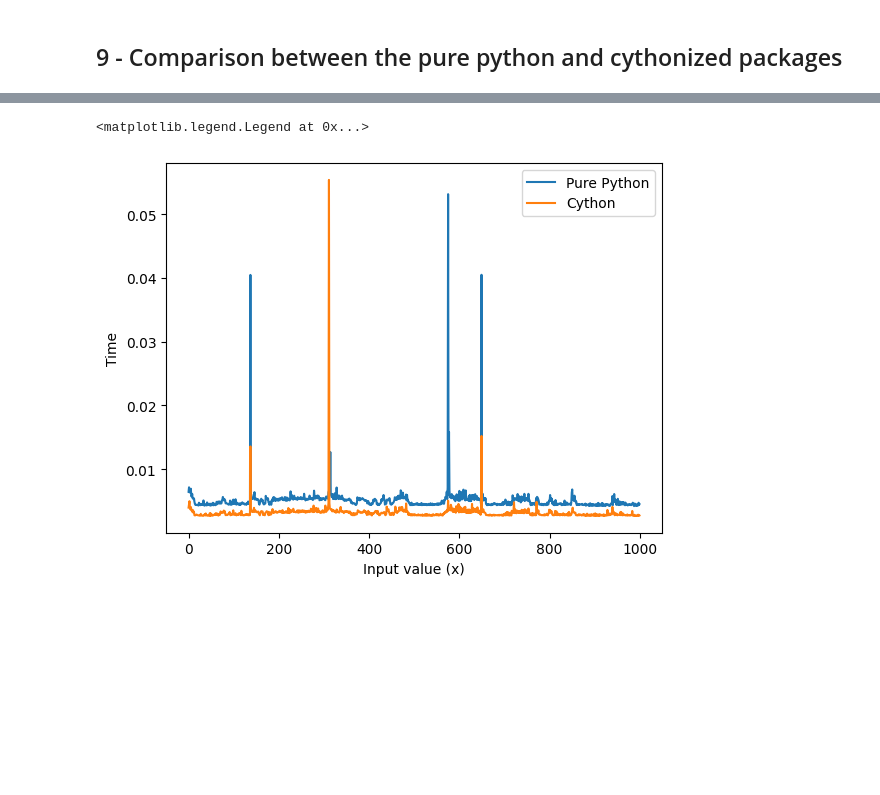
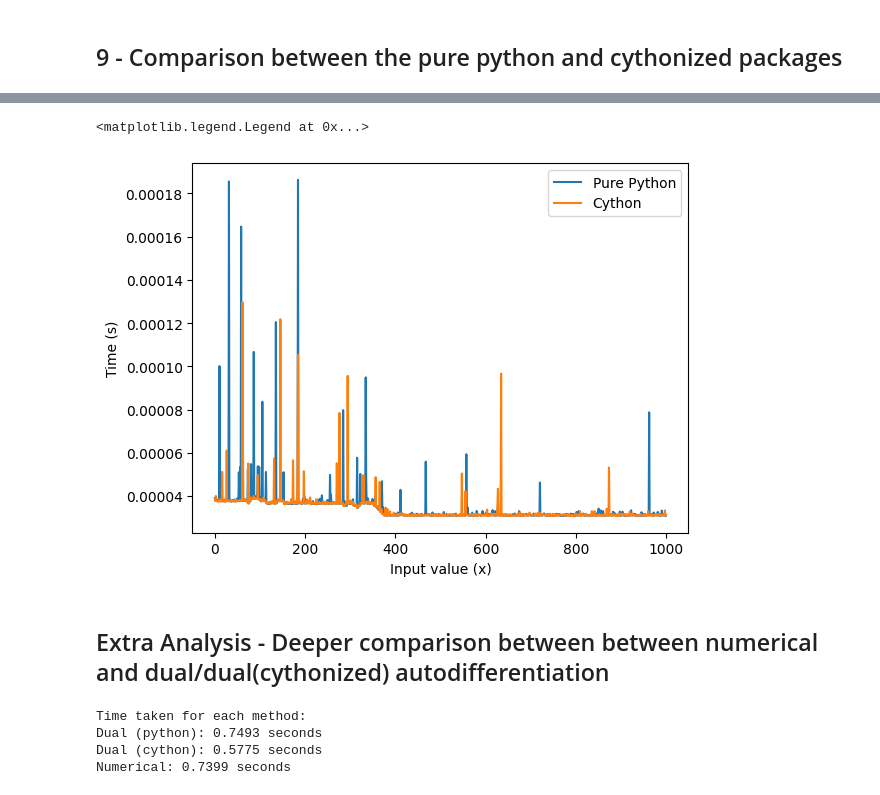
Before and after one commit to S-Nazem/dual_autodiff, a Jupyter notebook: source/notebooks/dual_autodiff.ipynb, the cells around one changed output, grey strips where cells are left out. Drawn from its saved outputs; the diff is of its cells as text; code cells hidden in the pictures; blank space fills up the shorter version.

```diff
--- a/source/notebooks/dual_autodiff.ipynb
+++ b/source/notebooks/dual_autodiff.ipynb
@@ -19,6 +19,7 @@ def f(x):
     return (x.sin()).log() + ((x * x) * x.cos())
 # %%
 deriv_value = compute_derivative(f, 1.5, Dual)
+deriv_value_c = compute_derivative(f, 1.5, Dual_c)
 
 def diff_analytic(x):
     return (math.cos(x) / math.sin(x)) + (2*x*math.cos(x)) - (x*x*math.sin(x))
@@ -116,20 +115,23 @@ plt.legend()
 # %%
 normal = []
 cyth = []
 
 # inputs = np.linspace(1, 3, 10000)
 # for i in inputs:
 for _ in range(0,1000):
-    elapsed_normal = timeit.timeit(lambda: diff_dual(1.5), number=1000)
-    elapsed_cython = timeit.timeit(lambda: diff_dual_c(1.5), number=1000)
+    elapsed_normal = timeit.timeit(lambda: deriv_value, number=1000)
+    elapsed_cython = timeit.timeit(lambda: deriv_value_c, number=1000)
     normal.append(elapsed_normal)
     cyth.append(elapsed_cython)
 
 plt.plot(range(0,1000), normal, label = 'Pure Python')
 plt.plot(range(0,1000), cyth, label = 'Cython')
 plt.xlabel('Input value (x)')
-plt.ylabel('Time')
+plt.ylabel('Time (s)')
+plt.savefig('plots/time_against_value.png', dpi = 300, bbox_inches = 'tight')
 plt.legend()
 # %% [output]
 <matplotlib.legend.Legend at 0x...>
-[figure, old version]
+[figure, new version]
+# %% [markdown]
+## Extra Analysis - Deeper comparison  between between numerical and dual/dual(cythonized) autodifferentiation
@@ -135,0 +144,29 @@ plt.legend()
+# %%
+x_values = np.linspace(1,10,100000)
+
+results = {}
+
+start_time = time.time()
+deriv_value_complex = [compute_derivative(f_complex, x, Dual) for x in x_values]
+end_time = time.time()
+results['Dual (python)'] = end_time - start_time
+
+start_time = time.time()
+deriv_value_c_complex = [compute_derivative(f_complex, x, Dual_c) for x in x_values]
+end_time = time.time()
+results['Dual (cython)'] = end_time - start_time
+
+start_time = time.time()
+numerical_derivatives = [numerical_derivative(lambda z: np.sin(z) * np.log(z + 1) + np.cos(z**2) + np.sin(z**2), x) for x in x_values]
+end_time = time.time()
+results['Numerical'] = end_time - start_time
+
+
+print("Time taken for each method:")
+for method, timing in results.items():
+    print(f"{method}: {timing:.4f} seconds")
+# %% [output]
+Time taken for each method:
+Dual (python): 0.7493 seconds
+Dual (cython): 0.5775 seconds
+Numerical: 0.7399 seconds
```
Also changed, not shown: parts of 12 cells of this notebook.
